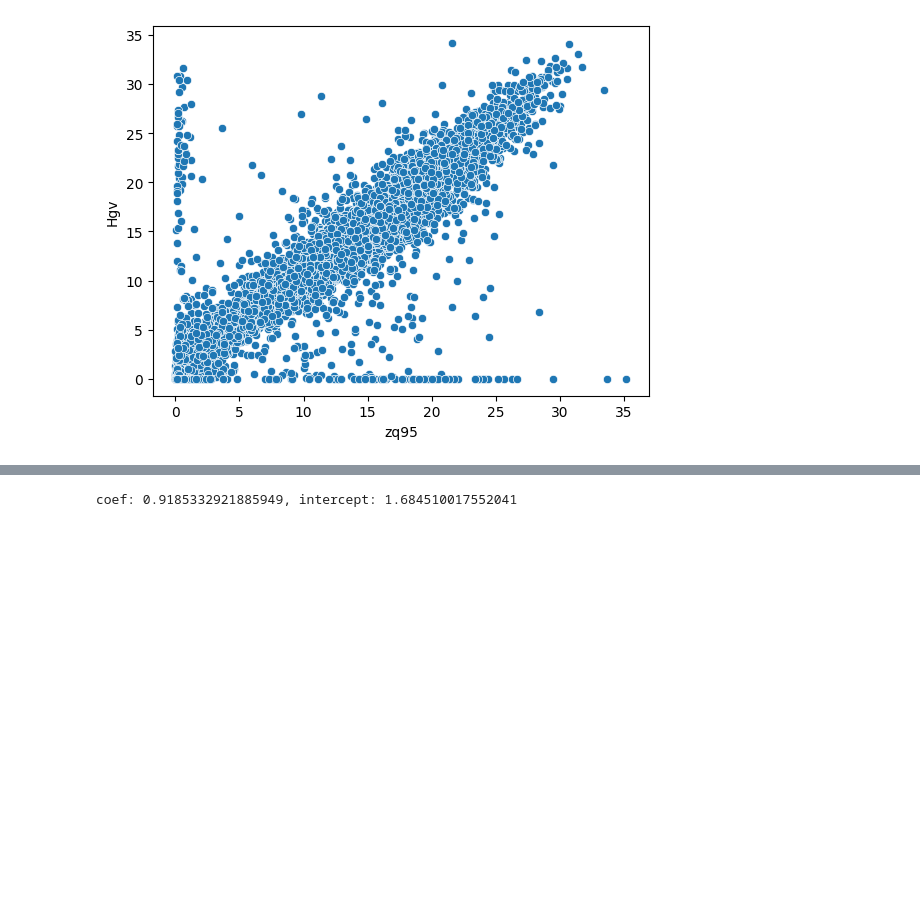
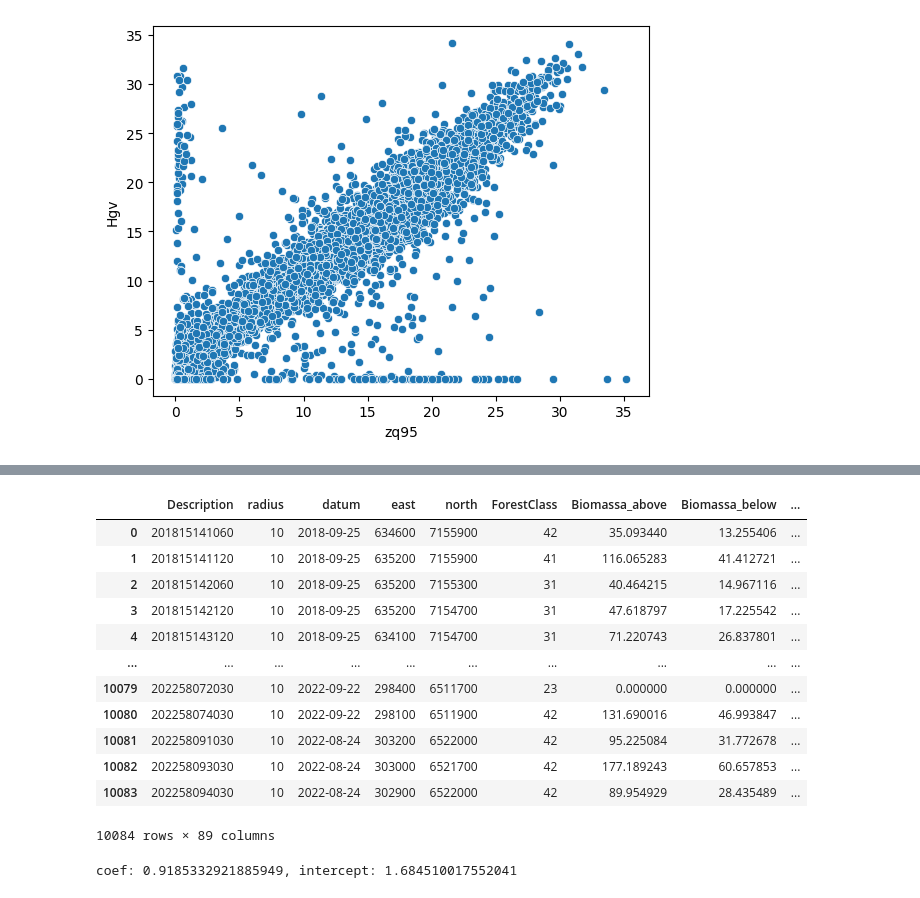
Before and after one commit to DageBjorne/forest-transfer, a Jupyter notebook: Data_cleaning_Sweden.ipynb, the cells around one changed output, grey strips where cells are left out. Saved outputs shown, nothing was run; the diff lists cells and outputs as text; code cells hidden in the pictures; blank space fills up the shorter version.

```diff
--- a/Data_cleaning_Sweden.ipynb
+++ b/Data_cleaning_Sweden.ipynb
@@ -21,3 +74,26 @@ sns.scatterplot(x = 'zq95', y = 'Hgv', data = merged_data)
+# %%
+#read raster data based on nfi plot names, and store corresponding nfi target data (to have same dataset for all methods)
+raster_data_path = r'Image_data\tif_surrounding_processed'
+raster_images_paths = []
+for index, row in merged_data.iterrows():
+    path = os.path.join(raster_data_path, str(row['Description']) + '.tif')
+    merged_data.loc[index, 'raster_image_path'] = path
+merged_data.dropna(subset=['raster_image_path'], inplace=True)
+merged_data
+# %% [output]
+|  | Description | radius | datum | east | north | ForestClass | Biomassa_above | Biomassa_below | ... |
+| 0 | 201815141060 | 10 | 2018-09-25 | 634600 | 7155900 | 42 | 35.093440 | 13.255406 | ... |
+| 1 | 201815141120 | 10 | 2018-09-25 | 635200 | 7155900 | 41 | 116.065283 | 41.412721 | ... |
+| 2 | 201815142060 | 10 | 2018-09-25 | 635200 | 7155300 | 31 | 40.464215 | 14.967116 | ... |
+| 3 | 201815142120 | 10 | 2018-09-25 | 635200 | 7154700 | 31 | 47.618797 | 17.225542 | ... |
+| 4 | 201815143120 | 10 | 2018-09-25 | 634100 | 7154700 | 31 | 71.220743 | 26.837801 | ... |
+| ... | ... | ... | ... | ... | ... | ... | ... | ... | ... |
+| 10079 | 202258072030 | 10 | 2022-09-22 | 298400 | 6511700 | 23 | 0.000000 | 0.000000 | ... |
+| 10080 | 202258074030 | 10 | 2022-09-22 | 298100 | 6511900 | 42 | 131.690016 | 46.993847 | ... |
+| 10081 | 202258091030 | 10 | 2022-08-24 | 303200 | 6522000 | 42 | 95.225084 | 31.772678 | ... |
+| 10082 | 202258093030 | 10 | 2022-08-24 | 303000 | 6521700 | 42 | 177.189243 | 60.657853 | ... |
+| 10083 | 202258094030 | 10 | 2022-08-24 | 302900 | 6522000 | 42 | 89.954929 | 28.435489 | ... |
+10084 rows × 89 columns
 # %%
 #build a linear regression model on h_p95 vs ground truth height
 #use linear regression to remove anomalies
```
Also changed, not shown: parts of 6 cells of this notebook, 1 other file.
